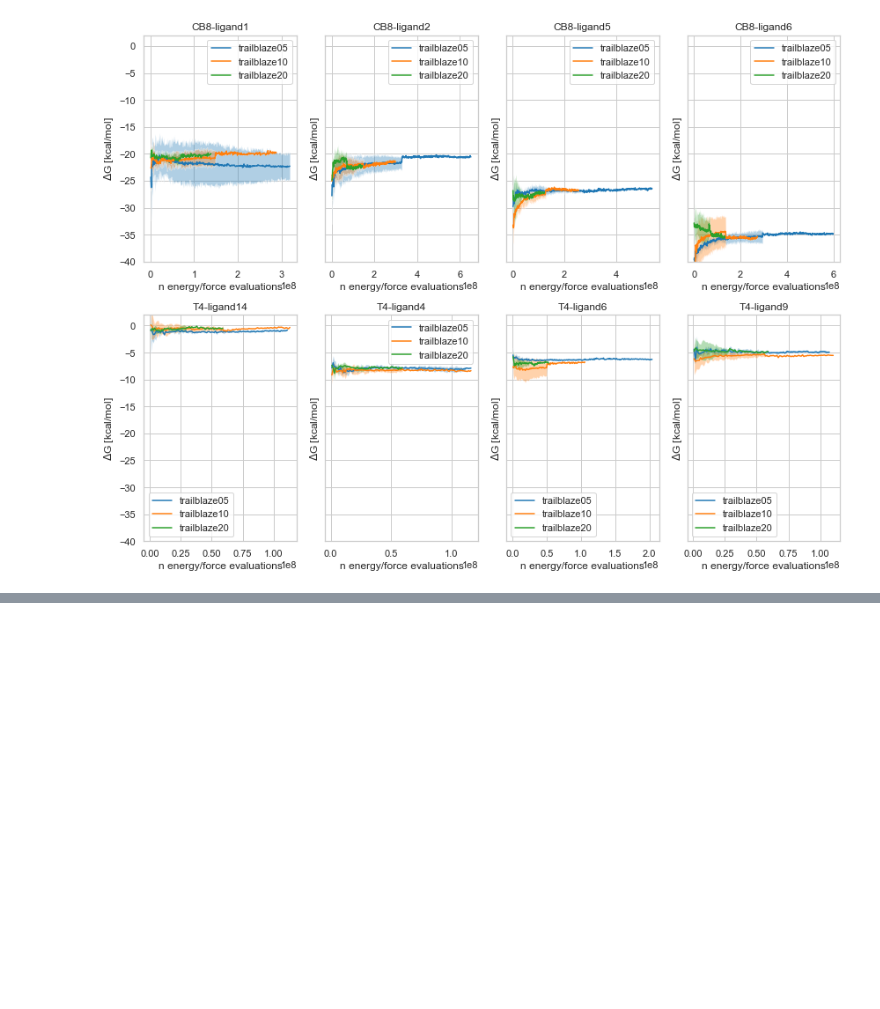
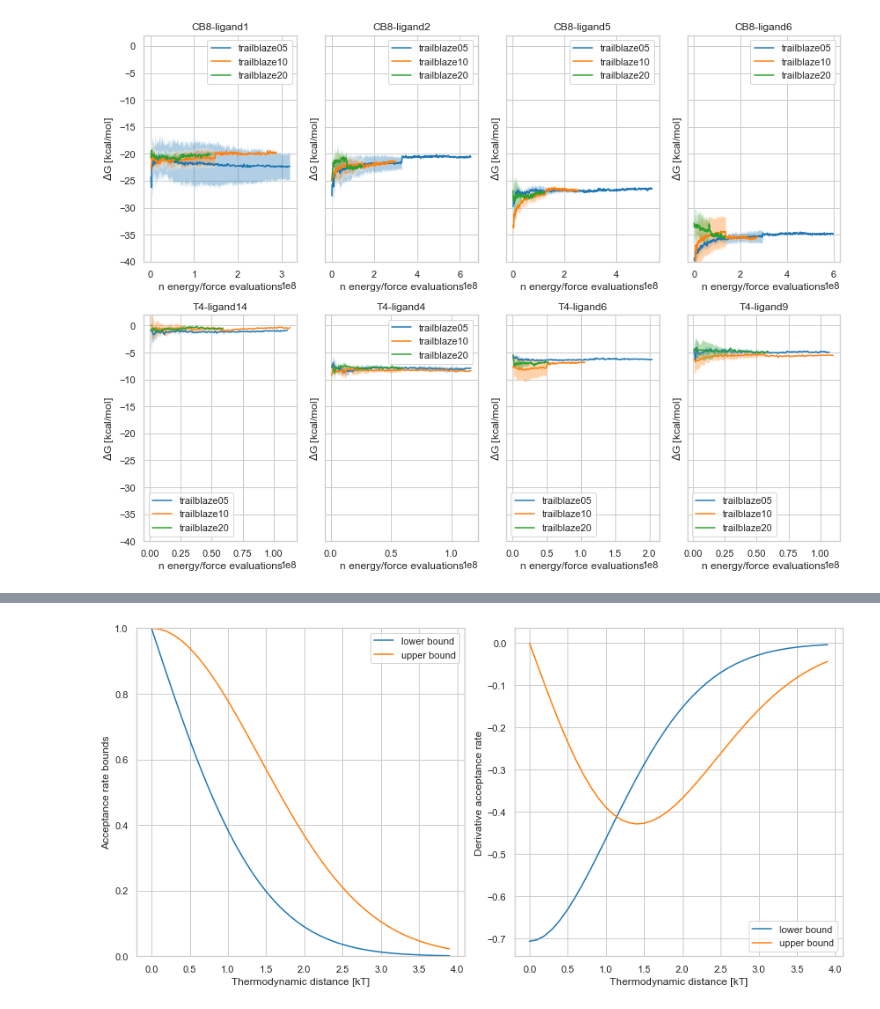
Before and after one commit to choderalab/thermodynamic-trailblazing, a Jupyter notebook: scripts/hrex_calculations.ipynb, the cells around one changed output, grey strips where cells are left out. Drawn from its saved outputs; the diff is of its cells as text; code cells hidden in the pictures; blank space fills up the shorter version.

Commit message:
Thermo length analysis

```diff
--- a/scripts/hrex_calculations.ipynb
+++ b/scripts/hrex_calculations.ipynb
@@ -227,0 +249,23 @@ Could not find 1 replicates of T4-ligand9-trailblaze05
+# %%
+fig, axes = plt.subplots(nrows=1, ncols=2, figsize=(12, 6))
+x = np.arange(0.0, 4.0, 0.1)
+
+ax = axes[0]
+ax.plot(x, lower_bound_neighbor_acceptance_rates(x), label='lower bound')
+ax.plot(x, upper_bound_neighbor_acceptance_rates(x), label='upper bound')
+ax.set_ylabel('Acceptance rate bounds')
+ax.set_ylim((0, 1))
+
+ax = axes[1]
+ax.plot(x, derivative_lower_bound_neighbor_acceptance_rates(x), label='lower bound')
+ax.plot(x, derivative_upper_bound_neighbor_acceptance_rates(x), label='upper bound')
+ax.set_ylabel('Derivative acceptance rate')
+
+for ax in axes:
+    ax.set_xlabel('Thermodynamic distance [kT]')
+    ax.legend()
+
+plt.tight_layout()
+plt.show()
+# %% [output]
+[figure, added]
```
Also changed, not shown: parts of 8 cells of this notebook, 3 other files.
